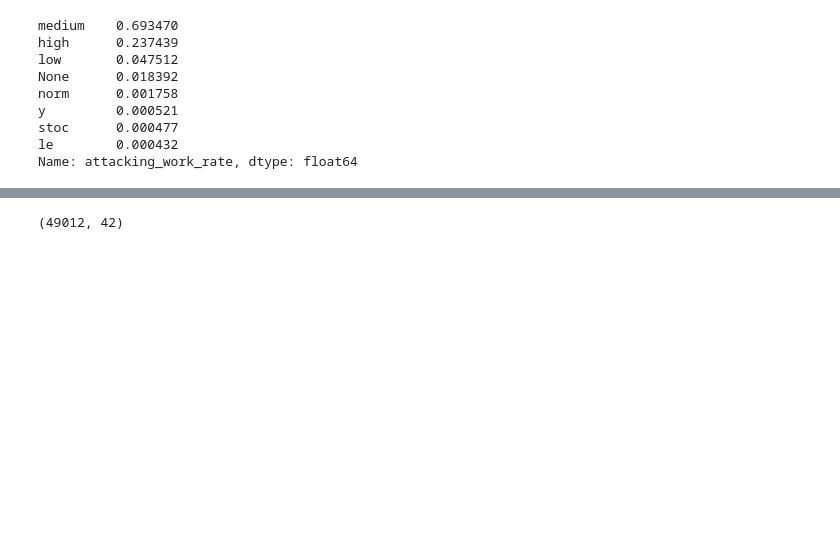
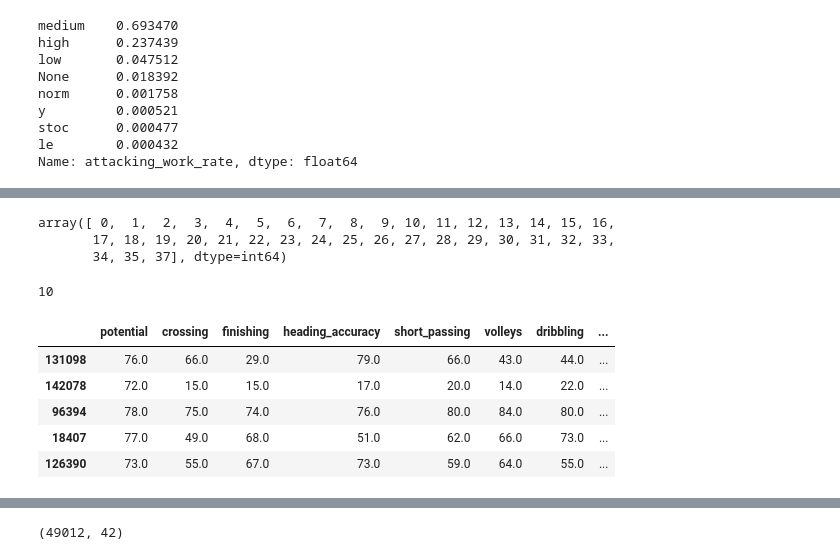
Before and after one commit to nihal-DS/Euro-Soccer-Analysis, a Jupyter notebook: Euro_Soccer1.ipynb, the cells around one changed output, grey strips where cells are left out. Cells and saved outputs as stored; diff of their text form; code cells hidden in the pictures; blank space fills up the shorter version.

```diff
--- a/Euro_Soccer1.ipynb
+++ b/Euro_Soccer1.ipynb
@@ -132,5 +152,5 @@ y_unscaled = y.copy()
 # %%
 from sklearn.preprocessing import StandardScaler
 scaler = StandardScaler()
-X = scaler.fit_transform(X)
-y = scaler.fit_transform(y.values.reshape((50000, 1)))
+X_scale = scaler.fit_transform(X)
+y_scale = scaler.fit_transform(y.values.reshape((50000, 1)))
@@ -136,0 +173,6 @@ y = scaler.fit_transform(y.values.reshape((50000, 1)))
+# %%
+np.argwhere(stat_ols.pvalues != np.max(stat_ols.pvalues)).flatten()
+# %% [output]
+array([ 0,  1,  2,  3,  4,  5,  6,  7,  8,  9, 10, 11, 12, 13, 14, 15, 16,
+       17, 18, 19, 20, 21, 22, 23, 24, 25, 26, 27, 28, 29, 30, 31, 32, 33,
+       34, 35, 37], dtype=int64)
@@ -136,0 +190,4 @@ y = scaler.fit_transform(y.values.reshape((50000, 1)))
+# %%
+len(features)
+# %% [output]
+10
@@ -136,0 +196,10 @@ y = scaler.fit_transform(y.values.reshape((50000, 1)))
+# %%
+X_ols = X.loc[:, features]
+X_ols.head()
+# %% [output]
+|  | potential | crossing | finishing | heading_accuracy | short_passing | volleys | dribbling | ... |
+| 131098 | 76.0 | 66.0 | 29.0 | 79.0 | 66.0 | 43.0 | 44.0 | ... |
+| 142078 | 72.0 | 15.0 | 15.0 | 17.0 | 20.0 | 14.0 | 22.0 | ... |
+| 96394 | 78.0 | 75.0 | 74.0 | 76.0 | 80.0 | 84.0 | 80.0 | ... |
+| 18407 | 77.0 | 49.0 | 68.0 | 51.0 | 62.0 | 66.0 | 73.0 | ... |
+| 126390 | 73.0 | 55.0 | 67.0 | 73.0 | 59.0 | 64.0 | 55.0 | ... |
```
Also changed, not shown: parts of 13 cells of this notebook.
